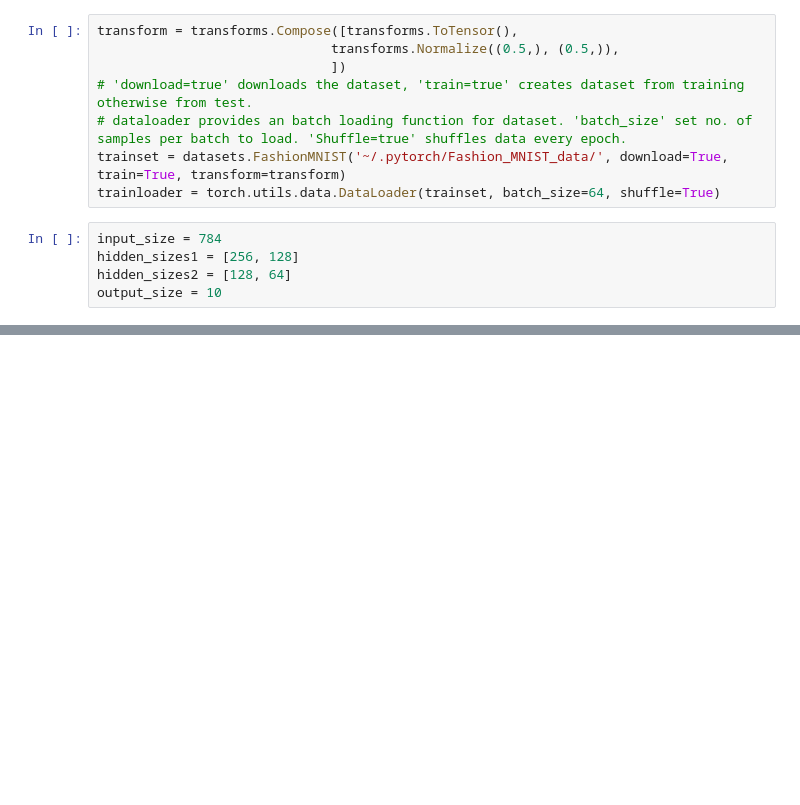
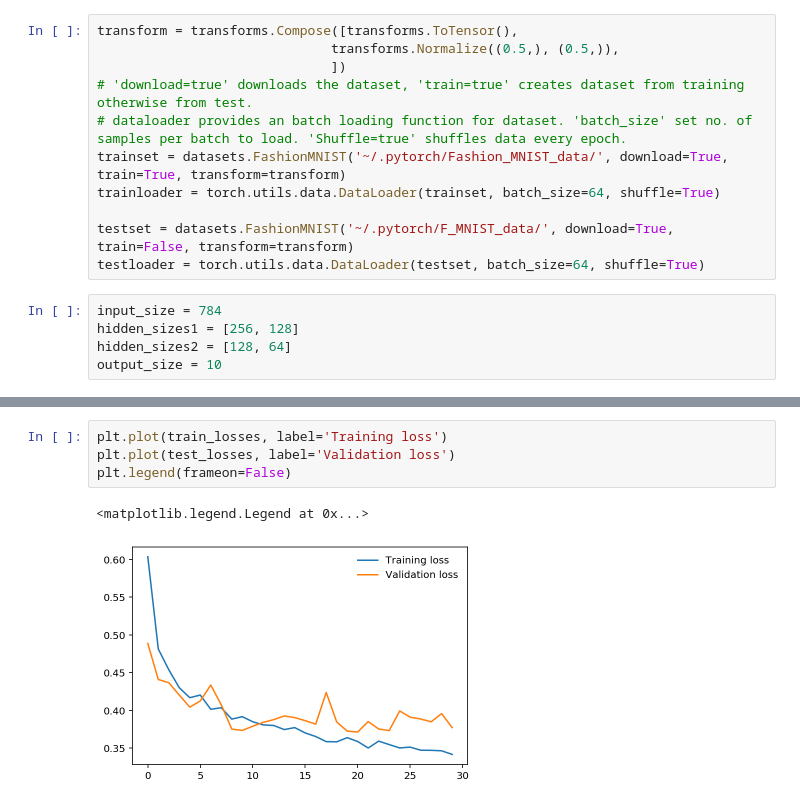
Before and after one commit to pranscript/neural_jupyter, a Jupyter notebook: Fashion_MNIST.ipynb, the cells around one changed output, grey strips where cells are left out. Saved outputs shown, nothing was run; the diff lists cells and outputs as text; blank space fills up the shorter version.

```diff
--- a/Fashion_MNIST.ipynb
+++ b/Fashion_MNIST.ipynb
@@ -20,6 +20,9 @@ transform = transforms.Compose([transforms.ToTensor(),
 # dataloader provides an batch loading function for dataset. 'batch_size' set no. of samples per batch to load. 'Shuffle=true' shuffles data every epoch.
 trainset = datasets.FashionMNIST('~/.pytorch/Fashion_MNIST_data/', download=True, train=True, transform=transform)
 trainloader = torch.utils.data.DataLoader(trainset, batch_size=64, shuffle=True)
+
+testset = datasets.FashionMNIST('~/.pytorch/F_MNIST_data/', download=True, train=False, transform=transform)
+testloader = torch.utils.data.DataLoader(testset, batch_size=64, shuffle=True)
 # %%
 input_size = 784
 hidden_sizes1 = [256, 128]
@@ -86 +129,8 @@ Training loss: 0.2672061528970819
+# %%
+plt.plot(train_losses, label='Training loss')
+plt.plot(test_losses, label='Validation loss')
+plt.legend(frameon=False)
+# %% [output]
+<matplotlib.legend.Legend at 0x...>
+[figure, added]
 # %%
```
Also changed, not shown: parts of 3 cells of this notebook.
